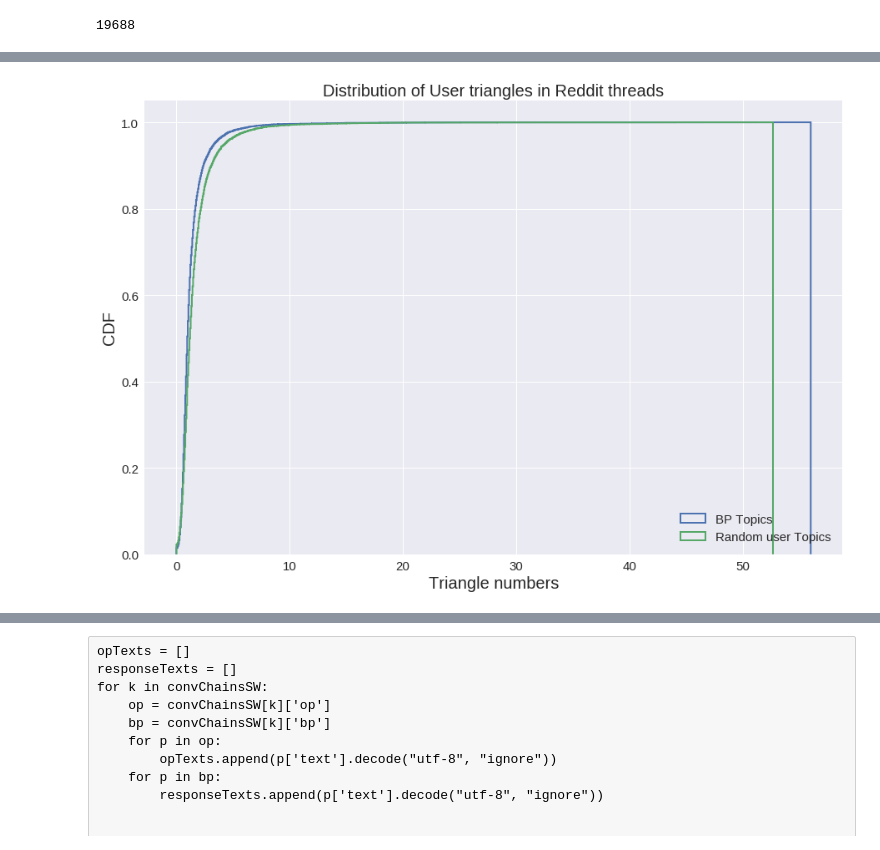
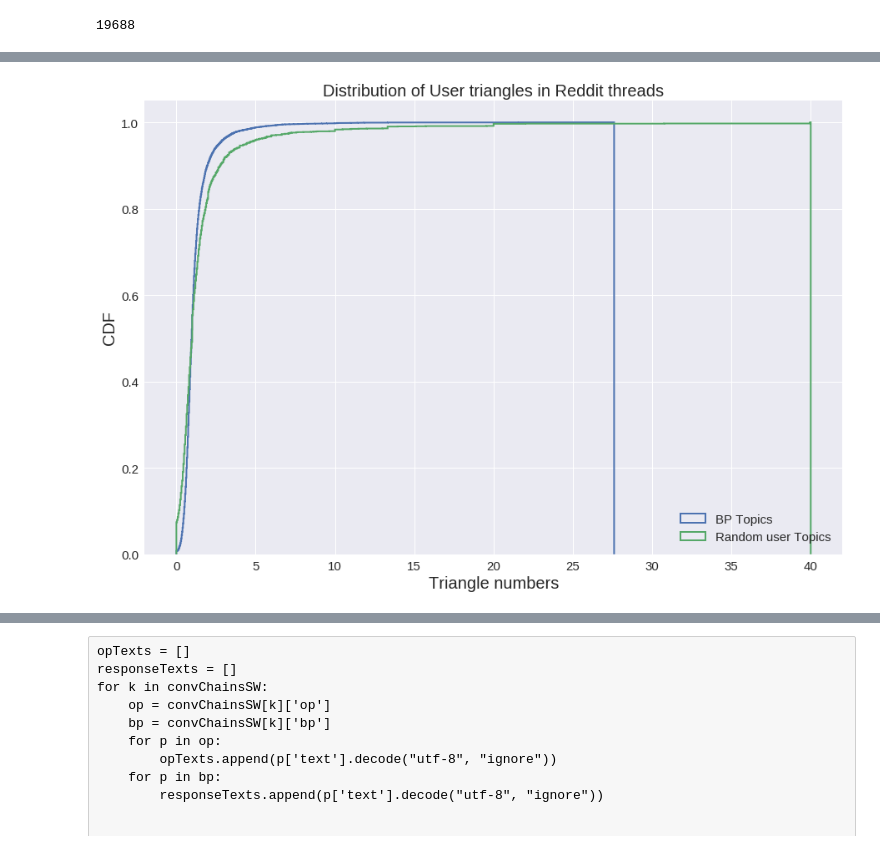
Before and after one commit to sagarjoglekar/redditTools, a Jupyter notebook: Notebooks/ReplyGraphAnalysis.ipynb, the cells around one changed output, grey strips where cells are left out. Saved outputs shown, nothing was run; the diff lists cells and outputs as text; code cells hidden in the pictures.

```diff
--- a/Notebooks/ReplyGraphAnalysis.ipynb
+++ b/Notebooks/ReplyGraphAnalysis.ipynb
@@ -433,5 +459,6 @@ print len(filteredUGraphs_BL) , len (filteredUGraphs_SW)
 # %%
-sampled = random.sample(filteredUGraphs_SW.keys(),len(filteredUGraphs_BL))
+# sampled = random.sample(filteredUGraphs_SW.keys(),len(filteredUGraphs_BL))
+sampled = filteredUGraphs_SW.keys()
 print len(sampled)
 sampledUgraphs_SW = {}
 sampledReply_SW = {}
@@ -1477,4 +1532,4 @@ def createTopicGraphs(replyGraphs,ldaModel, deletedUsers=None):
         topicGraphs[i] = userGraph
     return topicGraphs
 # %%
-topicUserGraphs = createTopicGraphs(allGraphs_SW,ldamodel)
+# topicUserGraphs = createTopicGraphs(allGraphs_SW,ldamodel)
@@ -1485,7 +1546,7 @@ topicUserGraphs = createTopicGraphs(allGraphs_SW,ldamodel)
 # %%
 sizes = {}
-for k in topicUserGraphs:
-    sizes[k] = len(topicUserGraphs[k].nodes())
+for k in topicUserGraphs_BL:
+    sizes[k] = len(topicUserGraphs_BL[k].nodes())
 # %%
 import operator
 max(sizes.iteritems(), key=operator.itemgetter(1))[0]
@@ -1567,20 +1627,22 @@ def findWeightimbalance(graphs, userDict):
     return userBalance, random.sample(reflectiveBalance,len(userBalance))
 # %%
 BP_balance, genericUserBalance = findWeightimbalance(topicUserGraphs,SW_bpusers_all)
+# %%
+BL_balance, genericUserBalanceBL = findWeightimbalance(topicUserGraphs_BL , BL_bpusers)
 # %%
 fig, ax = plt.subplots()
 fig.set_size_inches(15, 10)
 n1 , bins1 , patches1 = plt.hist(BP_balance, 1000, normed=1,histtype='step', cumulative=True,linewidth = 2.0)
-n2 , bins2 , patches2 = plt.hist(genericUserBalance, 1000, normed=1,histtype='step', cumulative=True,linewidth = 2.0)
+n2 , bins2 , patches2 = plt.hist(genericUserBalanceBL, 1000, normed=1,histtype='step', cumulative=True,linewidth = 2.0)
 
 plt.title("Distribution of User triangles in Reddit threads", fontsize = 20)
 plt.xlabel("Triangle numbers",fontsize = 20)
 plt.ylabel("CDF",fontsize = 20)
 plt.legend(['BP Topics','Random user Topics'], loc='lower right',fontsize=15)
 plt.xticks(fontsize=15)
 plt.yticks(fontsize=15)
 # plt.grid()
 plt.show()
 # %% [output]
-[figure, old version]
+[figure, new version]
 # %%
```
Also changed, not shown: parts of 101 cells of this notebook, 7 other files.
